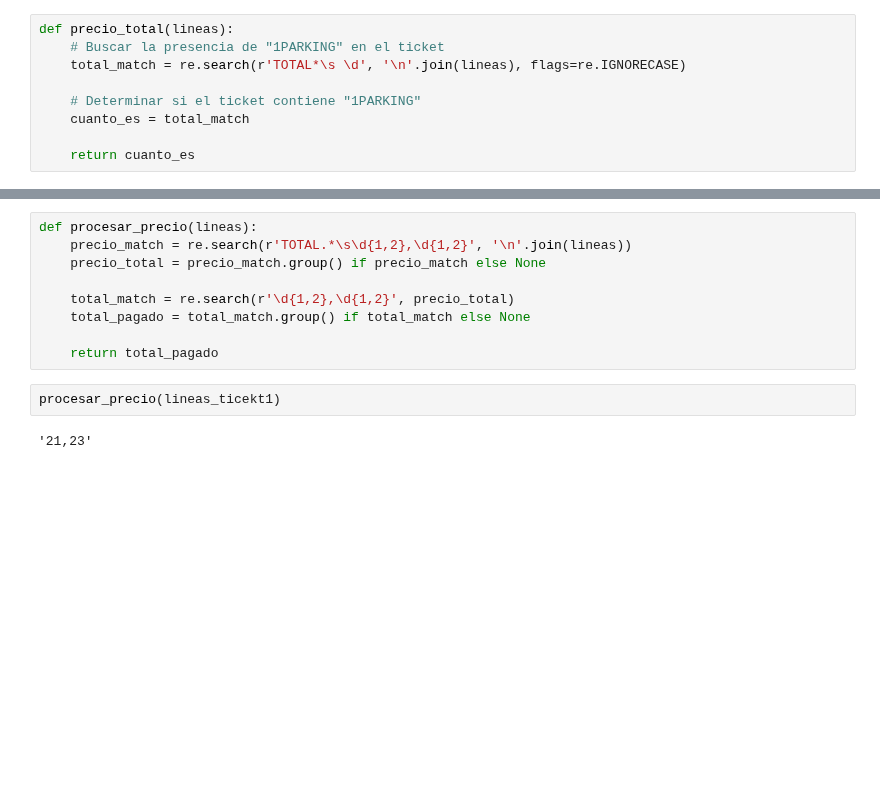
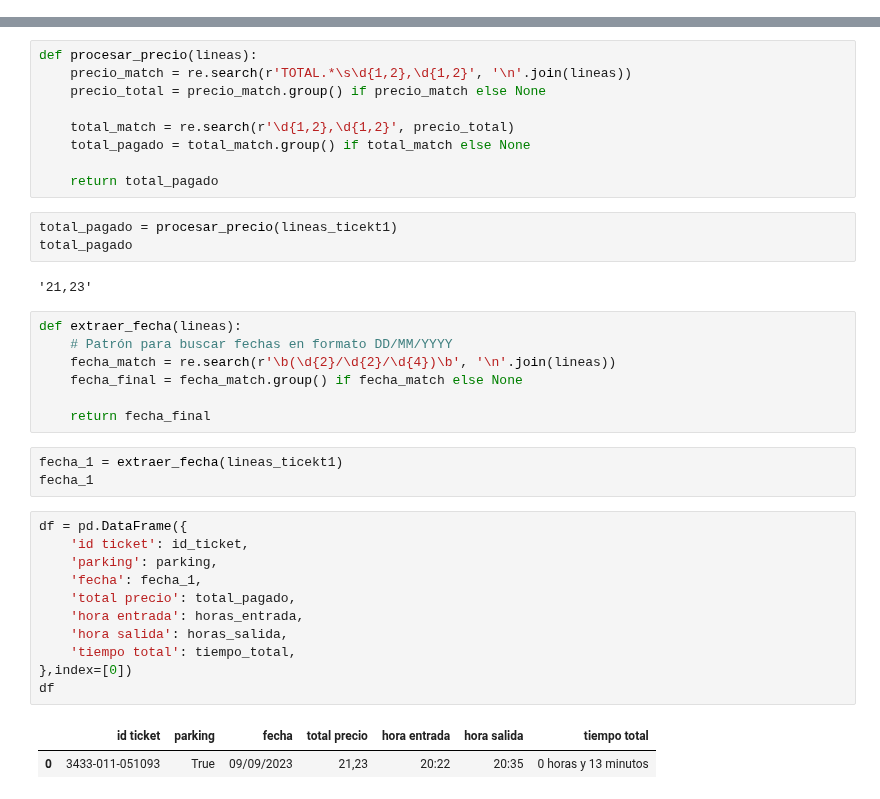
Before and after one commit to martinbedia/mineria, a Jupyter notebook: ejercicio 1.ipynb, the cells around one changed output, grey strips where cells are left out. Saved outputs shown, nothing was run; the diff lists cells and outputs as text; blank space fills up the shorter version.

```diff
--- a/ejercicio 1.ipynb
+++ b/ejercicio 1.ipynb
@@ -288,12 +291,3 @@ print("Tiempo Total en el Supermercado:", tiempo_total)
 Hora de Entrada: 20:22
 Hora de Salida: 20:35
 Tiempo Total en el Supermercado: 0 horas y 13 minutos
-# %%
-def precio_total(lineas):
-    # Buscar la presencia de "1PARKING" en el ticket
-    total_match = re.search(r'TOTAL*\s \d', '\n'.join(lineas), flags=re.IGNORECASE)
-
-    # Determinar si el ticket contiene "1PARKING"
-    cuanto_es = total_match
-
-    return cuanto_es
@@ -308,7 +300,32 @@ def procesar_precio(lineas):
     total_pagado = total_match.group() if total_match else None
 
     return total_pagado
-# %%
-procesar_precio(lineas_ticekt1)
-# %% [output]
-'21,23'
+# %%
+total_pagado = procesar_precio(lineas_ticekt1)
+total_pagado
+# %% [output]
+'21,23'
+# %%
+def extraer_fecha(lineas):
+    # Patrón para buscar fechas en formato DD/MM/YYYY
+    fecha_match = re.search(r'\b(\d{2}/\d{2}/\d{4})\b', '\n'.join(lineas))
+    fecha_final = fecha_match.group() if fecha_match else None
+
+    return fecha_final
+# %%
+fecha_1 = extraer_fecha(lineas_ticekt1)
+fecha_1
+# %%
+df = pd.DataFrame({
+    'id ticket': id_ticket,
+    'parking': parking,
+    'fecha': fecha_1,
+    'total precio': total_pagado,
+    'hora entrada': horas_entrada,
+    'hora salida': horas_salida,
+    'tiempo total': tiempo_total,
+},index=[0])
+df
+# %% [output]
+|  | id ticket | parking | fecha | total precio | hora entrada | hora salida | tiempo total |
+| 0 | 3433-011-051093 | True | 09/09/2023 | 21,23 | 20:22 | 20:35 | 0 horas y 13 minutos |
```
Also changed, not shown: parts of 4 cells of this notebook.
